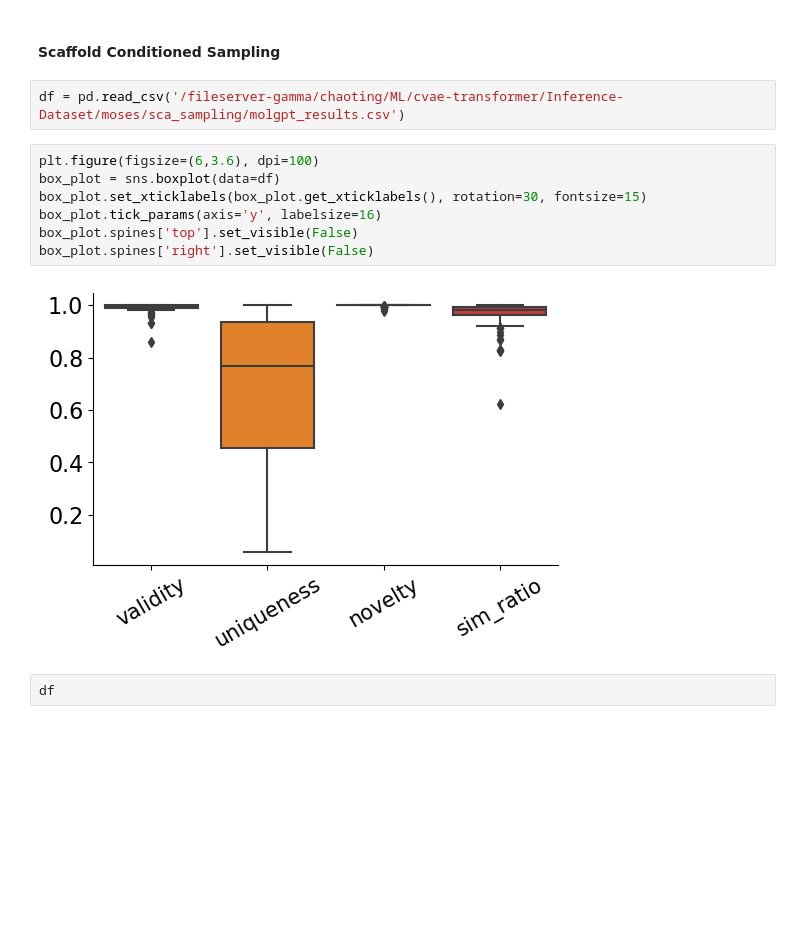
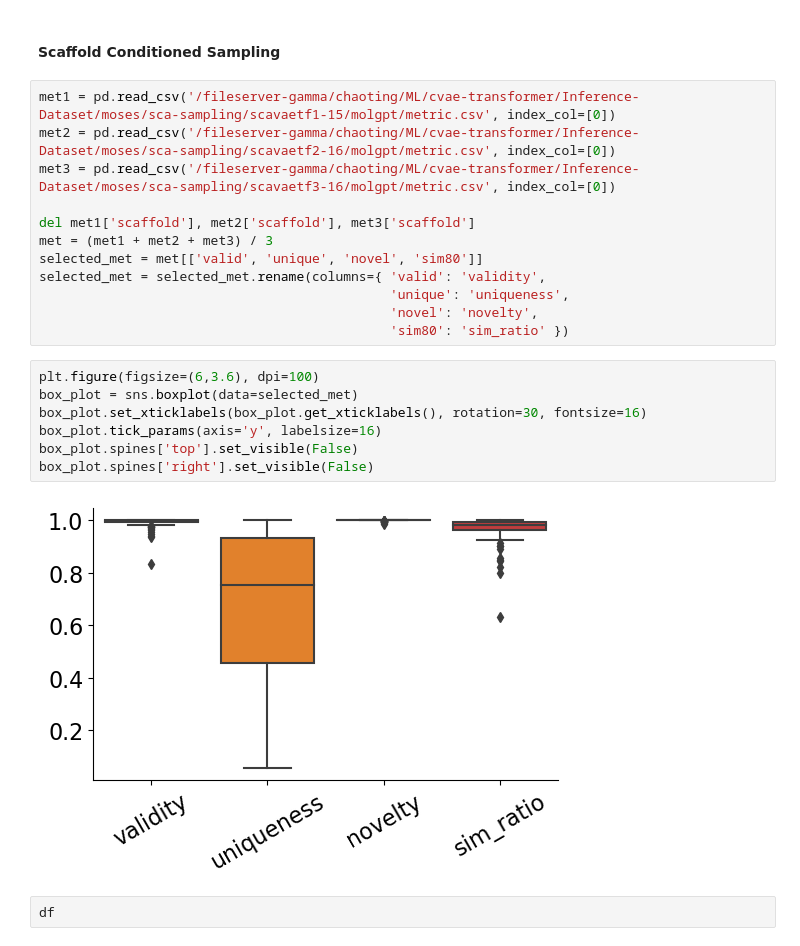
Before and after one commit to chaoting-sun/GCT-Plus, a Jupyter notebook: Plot/evaluate.ipynb, the cells around one changed output. Cells and saved outputs as stored; diff of their text form; blank space fills up the shorter version.

```diff
--- a/Plot/evaluate.ipynb
+++ b/Plot/evaluate.ipynb
@@ -89,17 +89,27 @@ plt.yticks(fontsize=16)
 [figure]
 # %% [markdown]
 #### Scaffold Conditioned Sampling
-# %%
-df = pd.read_csv('/fileserver-gamma/chaoting/ML/cvae-transformer/Inference-Dataset/moses/sca_sampling/molgpt_results.csv')
+# %%
+met1 = pd.read_csv('/fileserver-gamma/chaoting/ML/cvae-transformer/Inference-Dataset/moses/sca-sampling/scavaetf1-15/molgpt/metric.csv', index_col=[0])
+met2 = pd.read_csv('/fileserver-gamma/chaoting/ML/cvae-transformer/Inference-Dataset/moses/sca-sampling/scavaetf2-16/molgpt/metric.csv', index_col=[0])
+met3 = pd.read_csv('/fileserver-gamma/chaoting/ML/cvae-transformer/Inference-Dataset/moses/sca-sampling/scavaetf3-16/molgpt/metric.csv', index_col=[0])
+
+del met1['scaffold'], met2['scaffold'], met3['scaffold']
+met = (met1 + met2 + met3) / 3
+selected_met = met[['valid', 'unique', 'novel', 'sim80']]
+selected_met = selected_met.rename(columns={ 'valid': 'validity',
+                                             'unique': 'uniqueness',
+                                             'novel': 'novelty',
+                                             'sim80': 'sim_ratio' })
 # %%
 plt.figure(figsize=(6,3.6), dpi=100)
-box_plot = sns.boxplot(data=df)
-box_plot.set_xticklabels(box_plot.get_xticklabels(), rotation=30, fontsize=15)
+box_plot = sns.boxplot(data=selected_met)
+box_plot.set_xticklabels(box_plot.get_xticklabels(), rotation=30, fontsize=16)
 box_plot.tick_params(axis='y', labelsize=16)
 box_plot.spines['top'].set_visible(False)
 box_plot.spines['right'].set_visible(False)
 # %% [output]
-[figure, old version]
+[figure, new version]
 # %%
 df
 # %% [output]
```
Also changed, not shown: 13 other files.
